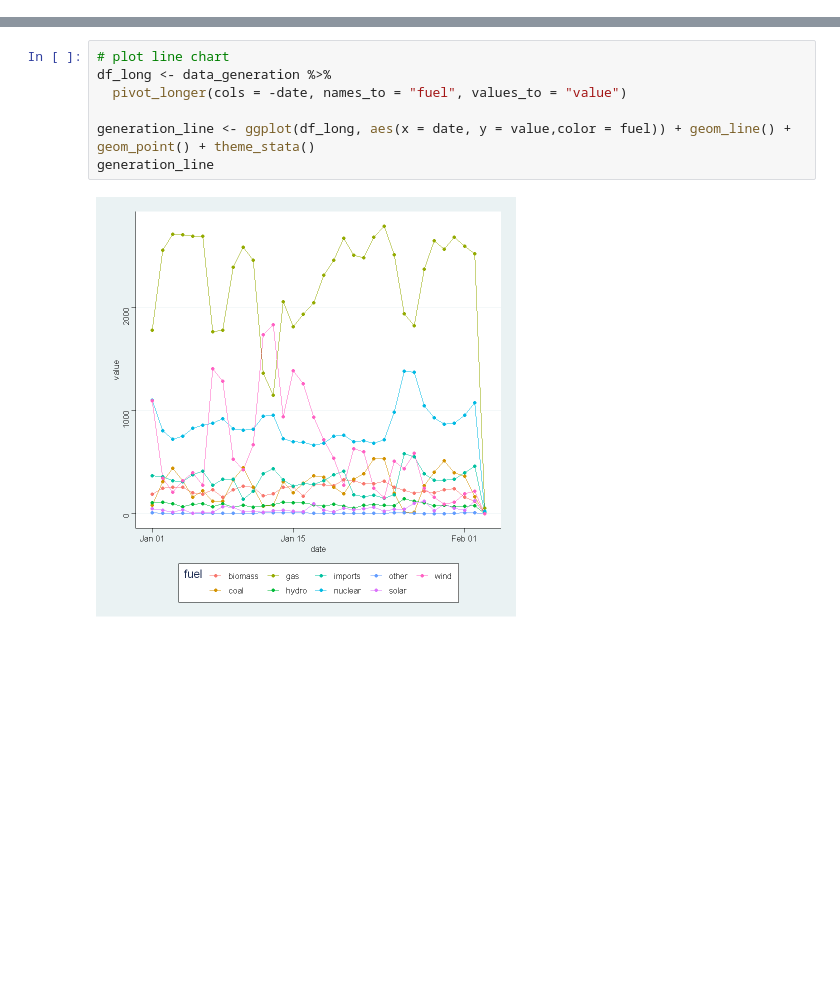
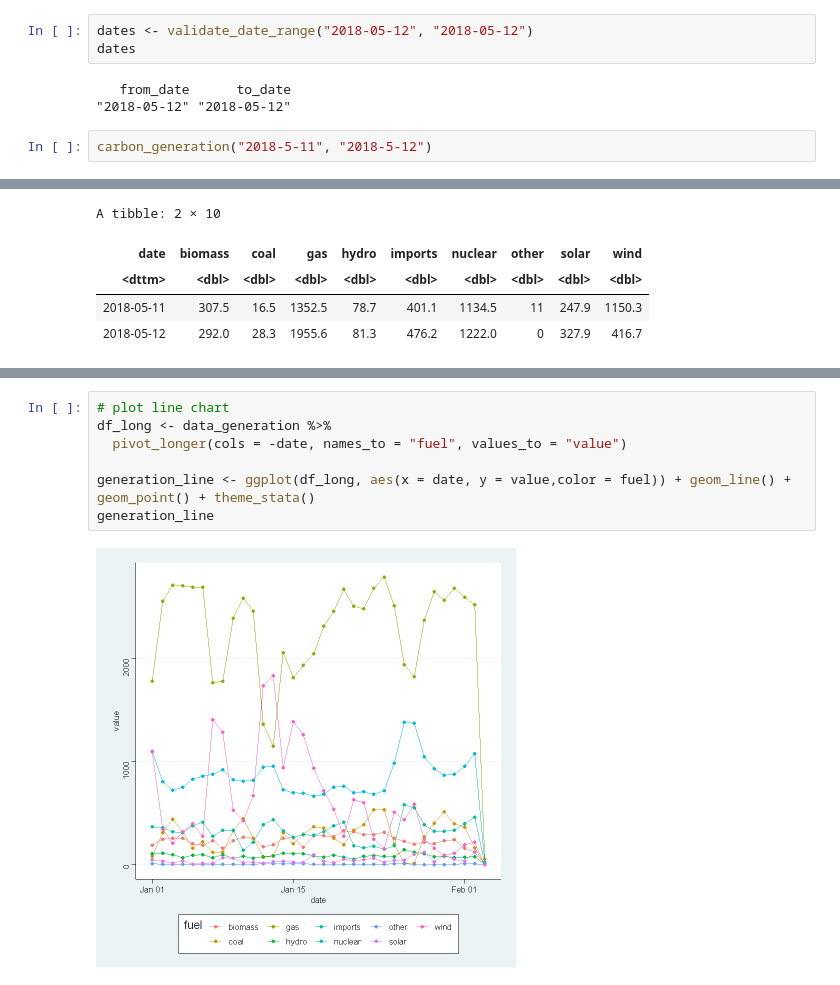
Before and after one commit to Rui1210/Data534_Project, a Jupyter notebook: project_API用.ipynb, the cells around one changed output, grey strips where cells are left out. Drawn from its saved outputs; the diff is of its cells as text; blank space fills up the shorter version.

```diff
--- a/project_API用.ipynb
+++ b/project_API用.ipynb
@@ -15,0 +146,9 @@ domain= 'https://api.carbonintensity.org.uk/generation/2019-01-01T00:00Z/2019-02
+# %%
+dates <- validate_date_range("2018-05-12", "2018-05-12")
+dates
+# %% [output]
+   from_date      to_date
+"2018-05-12" "2018-05-12"
+# %%
+carbon_generation("2018-5-11", "2018-5-12")
+# %% [output]
@@ -15,0 +157,5 @@ domain= 'https://api.carbonintensity.org.uk/generation/2019-01-01T00:00Z/2019-02
+A tibble: 2 × 10
+| date | biomass | coal | gas | hydro | imports | nuclear | other | solar | wind |
+| <dttm> | <dbl> | <dbl> | <dbl> | <dbl> | <dbl> | <dbl> | <dbl> | <dbl> | <dbl> |
+| 2018-05-11 | 307.5 | 16.5 | 1352.5 | 78.7 | 401.1 | 1134.5 | 11 | 247.9 | 1150.3 |
+| 2018-05-12 | 292.0 | 28.3 | 1955.6 | 81.3 | 476.2 | 1222.0 | 0 | 327.9 | 416.7 |
```
Also changed, not shown: parts of 14 cells of this notebook, 1 other file.
